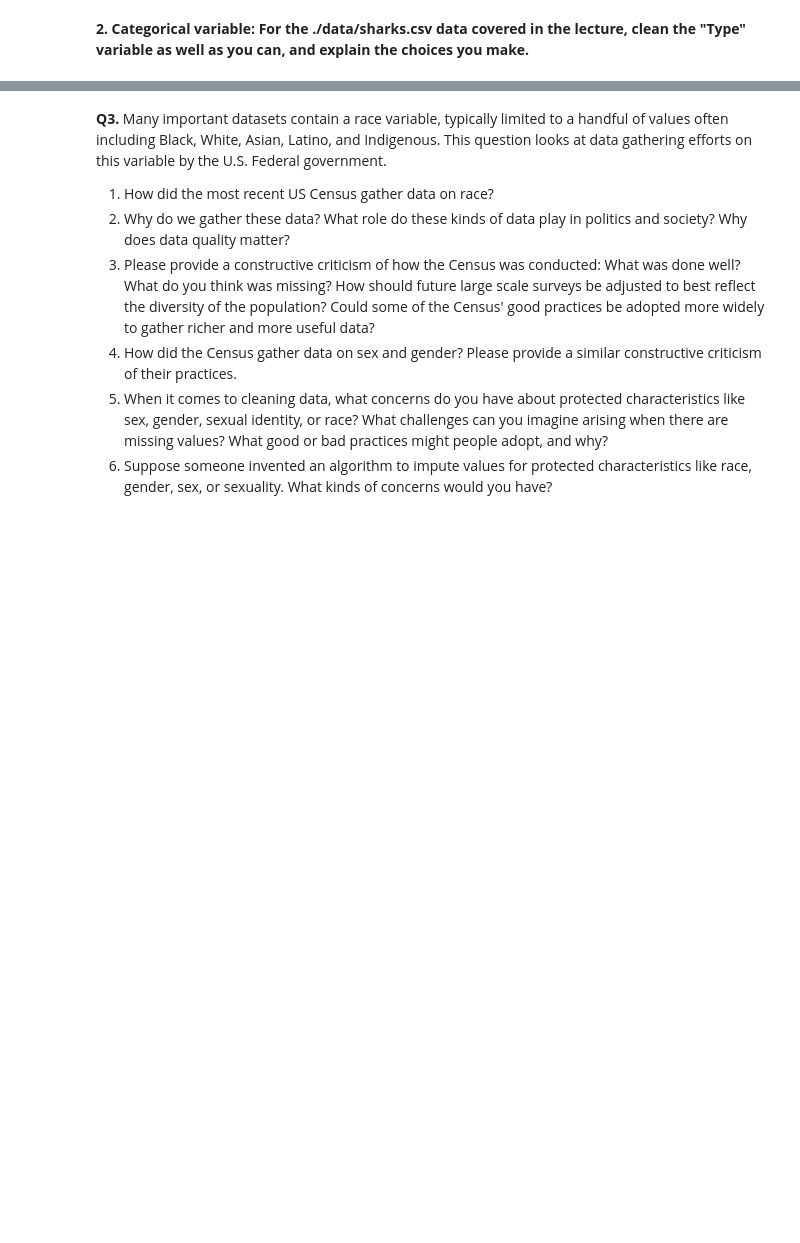
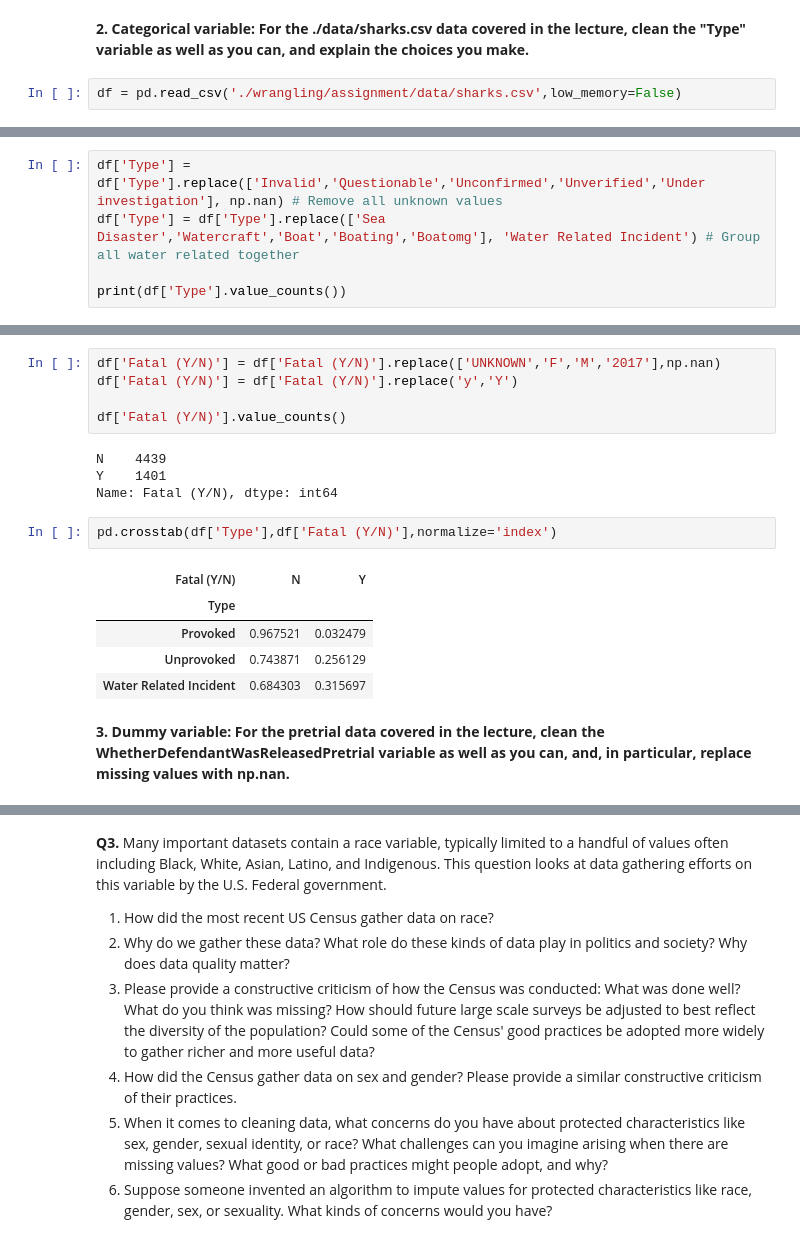
Before and after one commit to kirsten-fung/wrangling, a Jupyter notebook: assignment/assignment.ipynb, the cells around one changed output, grey strips where cells are left out. Saved outputs shown, nothing was run; the diff lists cells and outputs as text; blank space fills up the shorter version.

```diff
--- a/assignment/assignment.ipynb
+++ b/assignment/assignment.ipynb
@@ -163,3 +158,5 @@ print('Total missing values: ' + str(df['Price'].isnull().sum()))
 Total missing values: 0
 # %% [markdown]
 **2. Categorical variable: For the ./data/sharks.csv data covered in the lecture, clean the "Type" variable as well as you can, and explain the choices you make.**
+# %%
+df = pd.read_csv('./wrangling/assignment/data/sharks.csv',low_memory=False)
@@ -165,0 +205,5 @@ Total missing values: 0
+# %%
+df['Type'] = df['Type'].replace(['Invalid','Questionable','Unconfirmed','Unverified','Under investigation'], np.nan) # Remove all unknown values
+df['Type'] = df['Type'].replace(['Sea Disaster','Watercraft','Boat','Boating','Boatomg'], 'Water Related Incident') # Group all water related together
+
+print(df['Type'].value_counts())
@@ -165,0 +226,19 @@ Total missing values: 0
+# %%
+df['Fatal (Y/N)'] = df['Fatal (Y/N)'].replace(['UNKNOWN','F','M','2017'],np.nan)
+df['Fatal (Y/N)'] = df['Fatal (Y/N)'].replace('y','Y')
+
+df['Fatal (Y/N)'].value_counts()
+# %% [output]
+N    4439
+Y    1401
+Name: Fatal (Y/N), dtype: int64
+# %%
+pd.crosstab(df['Type'],df['Fatal (Y/N)'],normalize='index')
+# %% [output]
+| Fatal (Y/N) | N | Y |
+| Type |  |  |
+| Provoked | 0.967521 | 0.032479 |
+| Unprovoked | 0.743871 | 0.256129 |
+| Water Related Incident | 0.684303 | 0.315697 |
+# %% [markdown]
+**3. Dummy variable: For the pretrial data covered in the lecture, clean the WhetherDefendantWasReleasedPretrial variable as well as you can, and, in particular, replace missing values with np.nan.**
```
Also changed, not shown: parts of 7 cells of this notebook.
